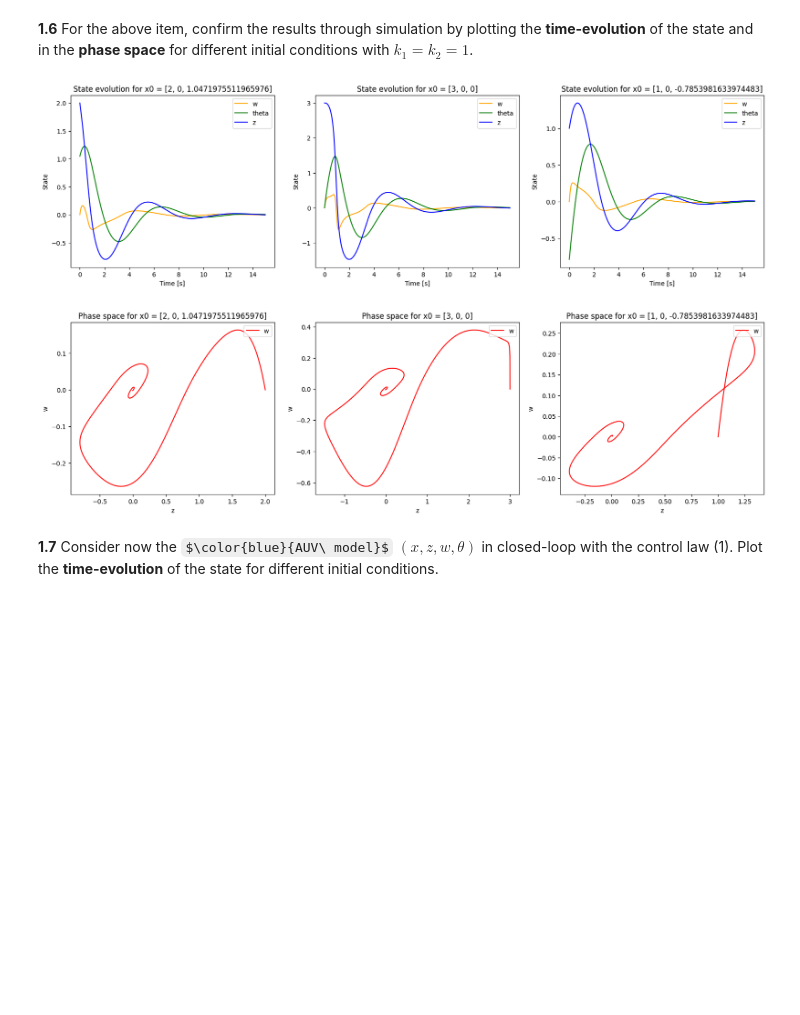
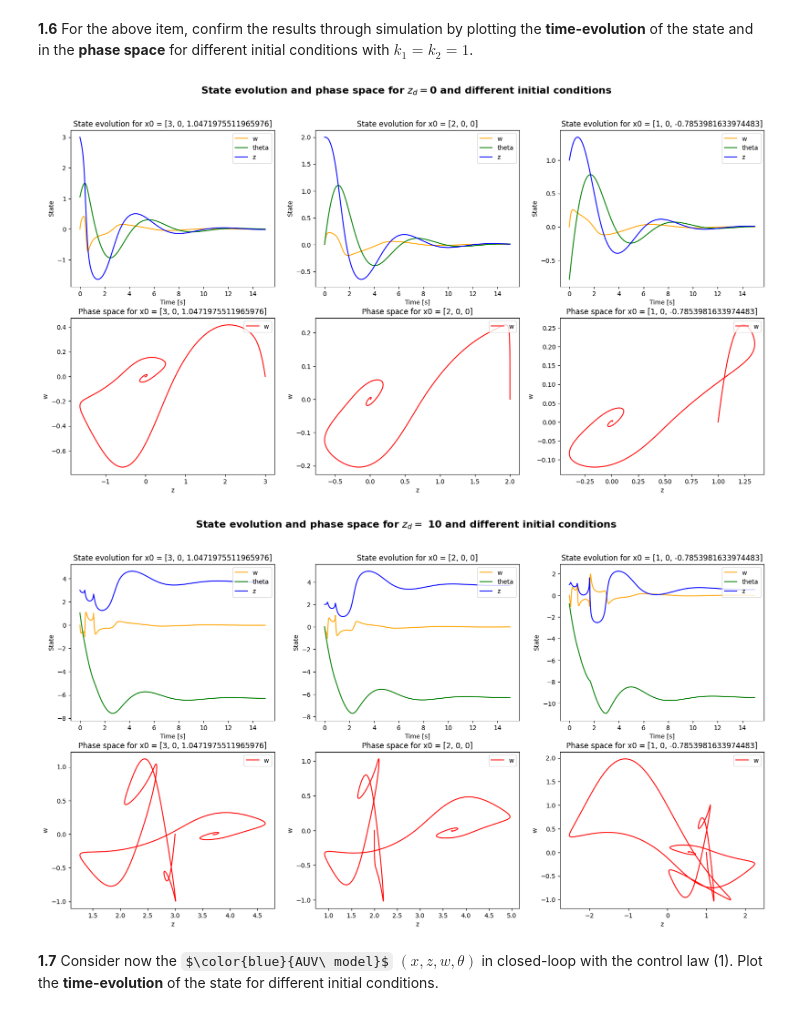
Before and after one commit to TiagoClaro02/ControlAndOptimization, a Jupyter notebook: CO_project1.ipynb, the cells around one changed output. Saved outputs shown, nothing was run; the diff lists cells and outputs as text; code cells hidden in the pictures; some formulas as TeX source; blank space fills up the shorter version.

```diff
--- a/CO_project1.ipynb
+++ b/CO_project1.ipynb
@@ -312,7 +312,7 @@ def linear_d_dt(x, t, u):
     A = np.array([[0, 1, -vd], [0, d1, 0], [0, 0, 0]])
     return np.dot(A, x)
 
-t = np.linspace(0, 10, 20000)
+t = np.linspace(0, 20, 20000)
 
 # Initial Conditions
 x0 = [10, 10, np.pi/3]
@@ -436,53 +436,86 @@ For the above item, confirm the results through simulation by plotting the **tim
 
 # Variables
 k1, k2 = 1, 1
 t = np.linspace(0, 15, 20000)
-x0_1 = [2, 0, np.pi/3]
-x0_2 = [3, 0, 0]
+x0_1 = [3, 0, np.pi/3]
+x0_2 = [2, 0, 0]
 x0_3 = [1, 0, -np.pi/4]
 zd = 0
 
 # Nonlinear system
 def d_dt(x, t, u):
 	z_tilde = x[0] - zd
 	theta = x[2]
 	w = x[1]
 	q = k1*z_tilde - k2*theta
 	return [-vd*np.tan(theta) + w*1/np.cos(theta), d1*w + d2*w*abs(w) + m_traco*(vd/np.cos(theta) - w*np.tan(theta))*q, q]
 
-# plot the time results for different initial conditions in 3 subplots
-fig, axs = plt.subplots(1, 3, figsize=(20, 5))
+# plot the time results and phase space for different initial conditions in 3 subplots
+fig, axs = plt.subplots(2, 3, figsize=(20, 10))
+
+fig.suptitle('State evolution and phase space for $z_d = $' + str(zd) + ' and different initial conditions', fontsize=16, fontweight='bold')
 
 # Initial Conditions
 x0 = [x0_1, x0_2, x0_3]
 
 for i in range(3):
 	x_nonlinear = odeint(d_dt, x0[i], t, args=(u,))
-	axs[i].plot(t, x_nonlinear[:,1], color='orange', label='w')
-	axs[i].plot(t, x_nonlinear[:,2], color='green', label='theta')
-	axs[i].plot(t, x_nonlinear[:,0], color='blue', label='z')
-	axs[i].set_xlabel('Time [s]')
-	axs[i].set_ylabel('State')
-	axs[i].set_title('State evolution for x0 = ' + str(x0[i]))
-	axs[i].legend(loc='upper right')
+	axs[0, i].plot(t, x_nonlinear[:,1], color='orange', label='w')
+	axs[0, i].plot(t, x_nonlinear[:,2], color='green', label='theta')
+	axs[0, i].plot(t, x_nonlinear[:,0], color='blue', label='z')
+	axs[0, i].set_xlabel('Time [s]')
+	axs[0, i].set_ylabel('State')
+	axs[0, i].set_title('State evolution for x0 = ' + str(x0[i]))
+	axs[0, i].legend(loc='upper right')
+
+for i in range(3):
+	x_nonlinear = odeint(d_dt, x0[i], t, args=(u,))
+	axs[1, i].plot(x_nonlinear[:,0], x_nonlinear[:,1], color='red', label='w')
+	axs[1, i].set_xlabel('z')
+	axs[1, i].set_ylabel('w')
+	axs[1, i].set_title('Phase space for x0 = ' + str(x0[i]))
+	axs[1, i].legend(loc='upper right')
 
 plt.show()
 
-# plot the phase space for the 3 initial conditions
-fig, axs = plt.subplots(1, 3, figsize=(20, 5))
+
+# Variables
+zd = 10
+t = np.linspace(0, 15, 20000)
+x0_1 = [3, 0, np.pi/3]
+x0_2 = [2, 0, 0]
+x0_3 = [1, 0, -np.pi/4]
+
+# plot the time results and phase space for different initial conditions in 3 subplots
+fig, axs = plt.subplots(2, 3, figsize=(20, 10))
+
+fig.suptitle('State evolution and phase space for $z_d =$ ' + str(zd) + ' and different initial conditions', fontsize=16, fontweight='bold')
+
+# Initial Conditions
+x0 = [x0_1, x0_2, x0_3]
 
 for i in range(3):
 	x_nonlinear = odeint(d_dt, x0[i], t, args=(u,))
-	axs[i].plot(x_nonlinear[:,0], x_nonlinear[:,1], color='red', label='w')
-	axs[i].set_xlabel('z')
-	axs[i].set_ylabel('w')
-	axs[i].set_title('Phase space for x0 = ' + str(x0[i]))
-	axs[i].legend(loc='upper right')
+	axs[0, i].plot(t, x_nonlinear[:,1], color='orange', label='w')
+	axs[0, i].plot(t, x_nonlinear[:,2], color='green', label='theta')
+	axs[0, i].plot(t, x_nonlinear[:,0], color='blue', label='z')
+	axs[0, i].set_xlabel('Time [s]')
+	axs[0, i].set_ylabel('State')
+	axs[0, i].set_title('State evolution for x0 = ' + str(x0[i]))
+	axs[0, i].legend(loc='upper right')
+
+for i in range(3):
+	x_nonlinear = odeint(d_dt, x0[i], t, args=(u,))
+	axs[1, i].plot(x_nonlinear[:,0], x_nonlinear[:,1], color='red', label='w')
+	axs[1, i].set_xlabel('z')
+	axs[1, i].set_ylabel('w')
+	axs[1, i].set_title('Phase space for x0 = ' + str(x0[i]))
+	axs[1, i].legend(loc='upper right')
 
 plt.show()
 # %% [output]
-[figure, old version]
+[figure, new version]
-[figure, old version]
+[figure, new version]
 # %% [markdown]
 **1.7**
 Consider now the $\color{blue}{AUV\ model}$ $(x,z,w,\theta)$ in closed-loop with the control law (1).
```
Also changed, not shown: parts of 2 cells of this notebook.
